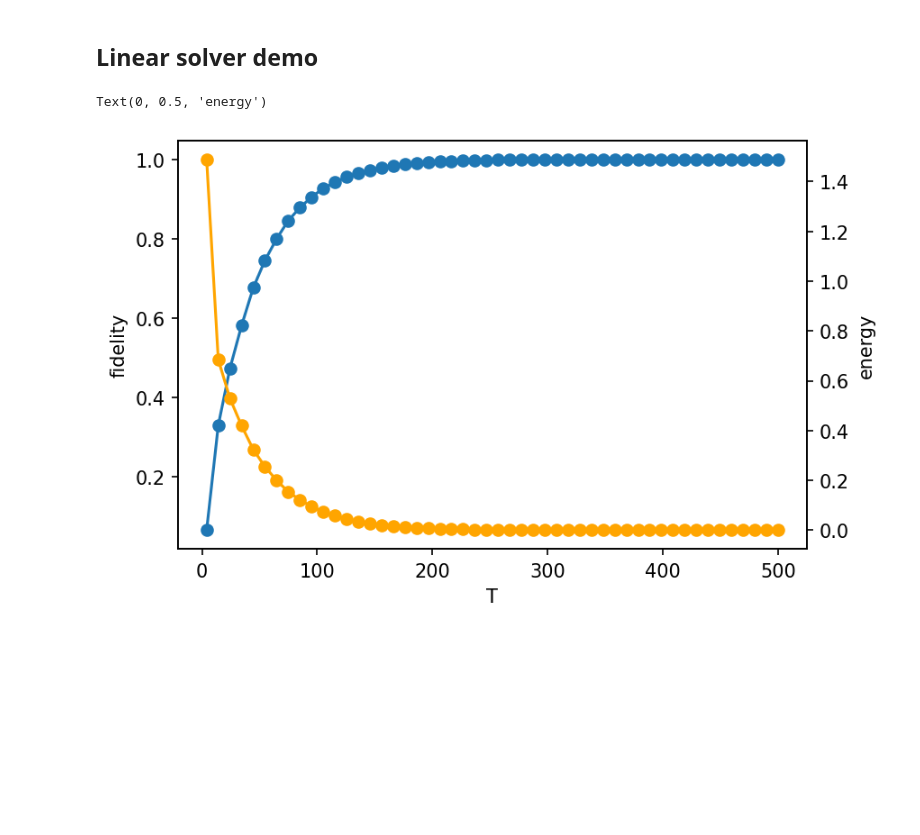
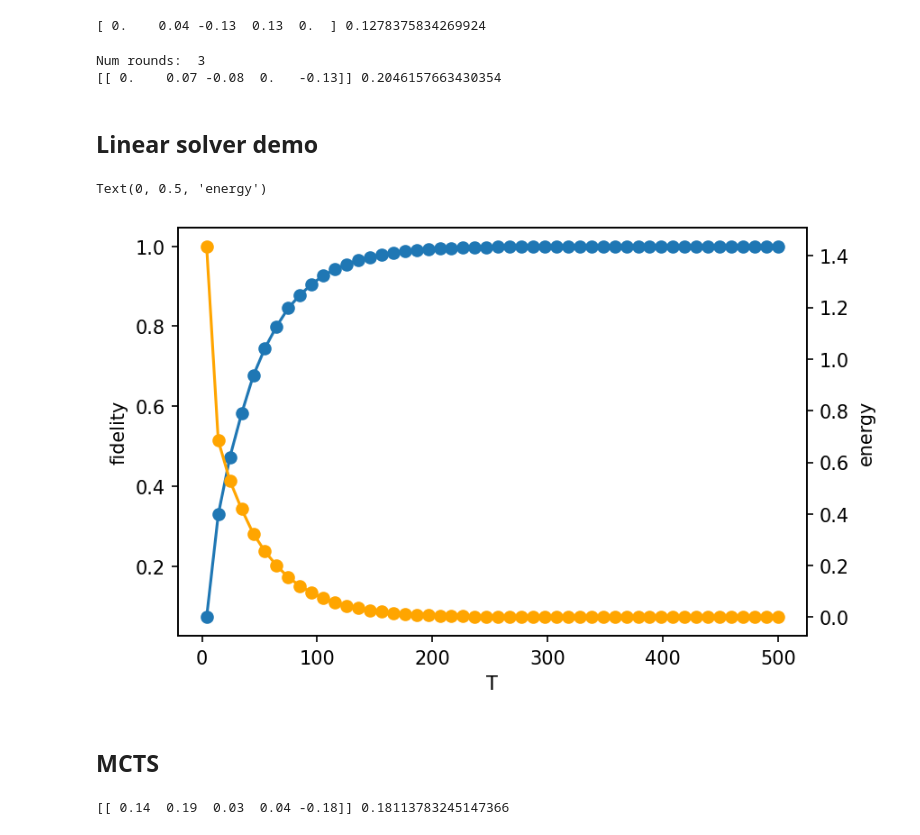
Before and after one commit to condensedAI/quantumzero, a Jupyter notebook: Demo.ipynb, the cells around one changed output. Saved outputs shown, nothing was run; the diff lists cells and outputs as text; code cells hidden in the pictures; blank space fills up the shorter version.

```diff
--- a/Demo.ipynb
+++ b/Demo.ipynb
@@ -8,32 +16,44 @@ import methods
+# %%
+Ts = np.linspace(4, 500, 50)
+obsv2, fidv2 = methods.mcts_v2(Ts[-1], num_qubits, 5, 10, H_initial, H_final, psi_initial, psi_final, ncandidates=100, cost_function_type='fidelity')
+print(obsv2, fidv2)
+# %% [output]
+[ 0.    0.04 -0.13  0.13  0.  ] 0.1278375834269924
+# %%
+#def mcts(data, n_qubit, T, num_frequency_components, num_trotter_steps, H0, Hf, psi0, psif, ncandidates, cost_function_type='energy', annealing_type='analog', optimization_space='frequency'):
+Ts = np.linspace(4, 500, 50)
+obs, fid = methods.mcts(Ts[-1], num_qubits, 5, 10, H_initial, H_final, psi_initial, psi_final, ncandidates=100, cost_function_type='fidelity')
+print(obs, fid)
+# %% [output]
+Num rounds:  3
+[[ 0.    0.07 -0.08  0.   -0.13]] 0.2046157663430354
 # %% [markdown]
 ## Linear solver demo
 # %%
-num_qubits = 7
-
-# Load the instances
-instances = np.loadtxt("dataset/sat%s.txt"%num_qubits).astype(np.int_)
-
-# Pick the first instance just for demonstrations
-H_initial, H_final, psi_initial, psi_final = create_3SAT_H_and_psi(num_qubits,instances[0])
-
 # Solve using the Linear Method
 Ts = np.linspace(4, 500, 50)
 fidelities = []
 energies = []
 for T in tqdm.tqdm(Ts):
     energy, fidelity = methods.linear(5, T, H_initial, H_final, psi_initial, psi_final)
-    energies.append(energy)
-    fidelities.append(fidelity)
+    energies.append(energy[-1])
+    fidelities.append(fidelity[-1])
 # %%
 fig, ax = plt.subplots(dpi=150)
-ax.plot(Ts, fidelities, '-o')
+ax.plot(Ts, np.array(fidelities), '-o')
 
 ax.set_xlabel("T")
 ax.set_ylabel("fidelity")
 
 ax2 = ax.twinx()
 ax2.plot(Ts, energies, '-o', c='orange')
 ax2.set_ylabel("energy")
 # %% [output]
 Text(0, 0.5, 'energy')
-[figure, old version]
+[figure, new version]
+# %% [markdown]
+## MCTS
+# %%
+print(obs, fid3)
+# %% [output]
+[[ 0.14  0.19  0.03  0.04 -0.18]] 0.18113783245147366
```
Also changed, not shown: parts of 1 cell of this notebook, 2 other files.
